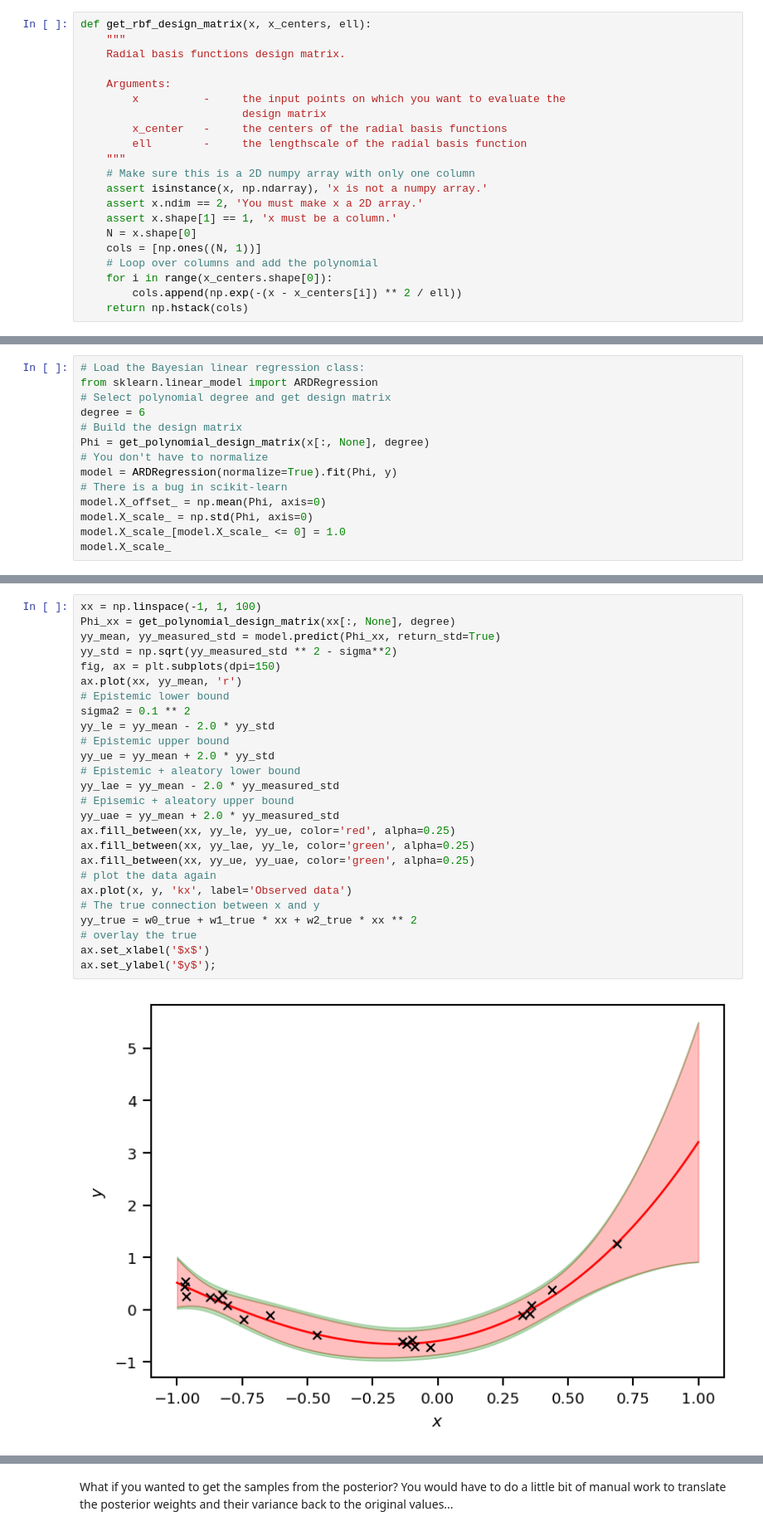
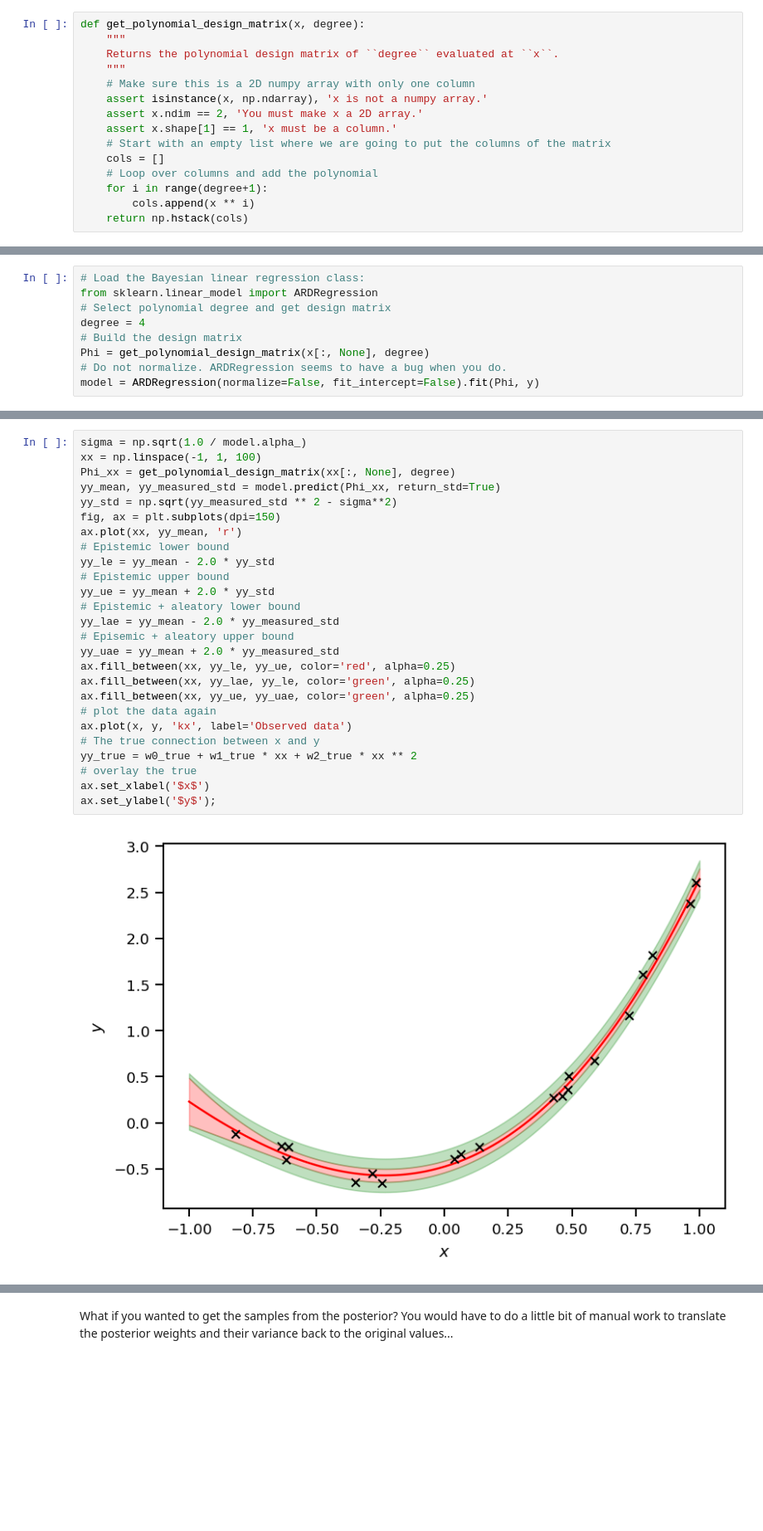
Before and after one commit to PredictiveScienceLab/data-analytics-se, a Jupyter notebook: activities/hands-on-15.3.ipynb, the cells around one changed output, grey strips where cells are left out. Shown at 83% size. Saved outputs shown, nothing was run; the diff lists cells and outputs as text; blank space fills up the shorter version.

```diff
--- a/activities/hands-on-15.3.ipynb
+++ b/activities/hands-on-15.3.ipynb
@@ -54,21 +57,15 @@ We are only going to use the radial basis functions.
 # %%
-def get_rbf_design_matrix(x, x_centers, ell):
+def get_polynomial_design_matrix(x, degree):
     """
-    Radial basis functions design matrix.
-
-    Arguments:
-        x          -     the input points on which you want to evaluate the
-                         design matrix
-        x_center   -     the centers of the radial basis functions
-        ell        -     the lengthscale of the radial basis function
+    Returns the polynomial design matrix of ``degree`` evaluated at ``x``.
     """
     # Make sure this is a 2D numpy array with only one column
     assert isinstance(x, np.ndarray), 'x is not a numpy array.'
     assert x.ndim == 2, 'You must make x a 2D array.'
     assert x.shape[1] == 1, 'x must be a column.'
-    N = x.shape[0]
-    cols = [np.ones((N, 1))]
+    # Start with an empty list where we are going to put the columns of the matrix
+    cols = []
     # Loop over columns and add the polynomial
-    for i in range(x_centers.shape[0]):
-        cols.append(np.exp(-(x - x_centers[i]) ** 2 / ell))
+    for i in range(degree+1):
+        cols.append(x ** i)
     return np.hstack(cols)
@@ -79,13 +75,8 @@ We will use
 # Load the Bayesian linear regression class:
 from sklearn.linear_model import ARDRegression
 # Select polynomial degree and get design matrix
-degree = 6
+degree = 4
 # Build the design matrix
 Phi = get_polynomial_design_matrix(x[:, None], degree)
-# You don't have to normalize
-model = ARDRegression(normalize=True).fit(Phi, y)
-# There is a bug in scikit-learn
-model.X_offset_ = np.mean(Phi, axis=0)
-model.X_scale_ = np.std(Phi, axis=0)
-model.X_scale_[model.X_scale_ <= 0] = 1.0
-model.X_scale_
+# Do not normalize. ARDRegression seems to have a bug when you do.
+model = ARDRegression(normalize=False, fit_intercept=False).fit(Phi, y)
@@ -141,28 +85,28 @@ plt.legend(loc='best')
 # %%
+sigma = np.sqrt(1.0 / model.alpha_)
 xx = np.linspace(-1, 1, 100)
 Phi_xx = get_polynomial_design_matrix(xx[:, None], degree)
 yy_mean, yy_measured_std = model.predict(Phi_xx, return_std=True)
 yy_std = np.sqrt(yy_measured_std ** 2 - sigma**2)
 fig, ax = plt.subplots(dpi=150)
 ax.plot(xx, yy_mean, 'r')
 # Epistemic lower bound
-sigma2 = 0.1 ** 2
 yy_le = yy_mean - 2.0 * yy_std
 # Epistemic upper bound
 yy_ue = yy_mean + 2.0 * yy_std
 # Epistemic + aleatory lower bound
 yy_lae = yy_mean - 2.0 * yy_measured_std
 # Episemic + aleatory upper bound
 yy_uae = yy_mean + 2.0 * yy_measured_std
 ax.fill_between(xx, yy_le, yy_ue, color='red', alpha=0.25)
 ax.fill_between(xx, yy_lae, yy_le, color='green', alpha=0.25)
 ax.fill_between(xx, yy_ue, yy_uae, color='green', alpha=0.25)
 # plot the data again
 ax.plot(x, y, 'kx', label='Observed data')
 # The true connection between x and y
 yy_true = w0_true + w1_true * xx + w2_true * xx ** 2
 # overlay the true
 ax.set_xlabel('$x$')
 ax.set_ylabel('$y$');
 # %% [output]
-[figure, old version]
+[figure, new version]
```
Also changed, not shown: parts of 30 cells of this notebook, 1 other file.
